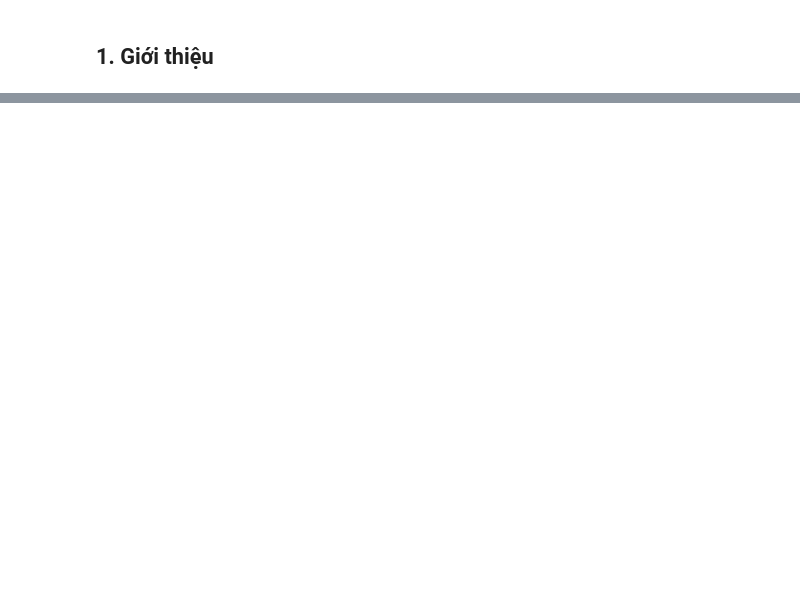
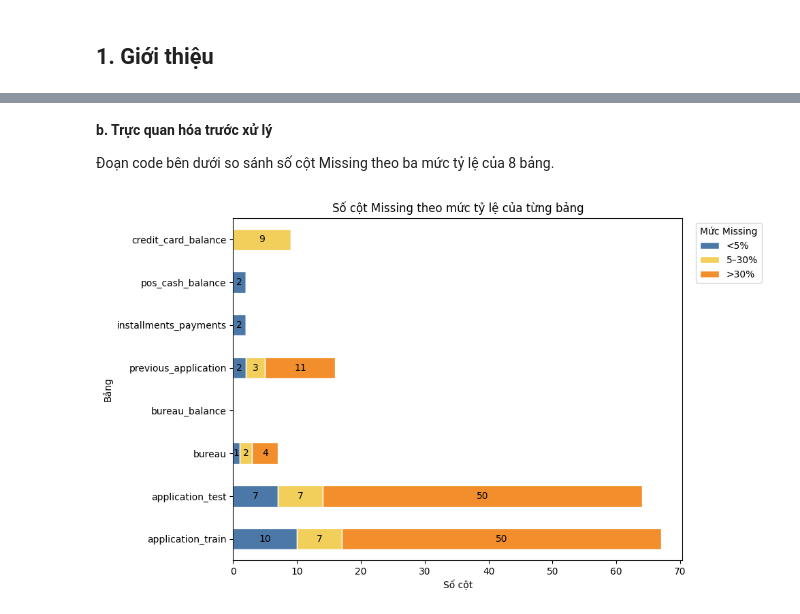
Before and after one commit to thanhhung9720001-collab/credit-risk-classifier, a Jupyter notebook: notebooks/03_data_cleaning.ipynb, the cells around one changed output, grey strips where cells are left out. Saved outputs shown, nothing was run; the diff lists cells and outputs as text; code cells hidden in the pictures; blank space fills up the shorter version.

```diff
--- a/notebooks/03_data_cleaning.ipynb
+++ b/notebooks/03_data_cleaning.ipynb
@@ -891,0 +268,23 @@ Notebook 04 (EDA & Visualization) sẽ đọc `application_flat_cleaned` để k
+# %%
+entity_keys = {
+    "application_train": "sk_id_curr",
+    "application_test": "sk_id_curr",
+    "bureau": "sk_id_bureau",
+    "previous_application": "sk_id_prev",
+}
+
+key_rows = []
+with conn.cursor() as cursor:
+    for table, key in entity_keys.items():
+        query = sql.SQL(
+            "SELECT COUNT(*), COUNT(DISTINCT {}), COUNT(*) FILTER (WHERE {} IS NULL) FROM {}"
+        ).format(sql.Identifier(key), sql.Identifier(key), sql.Identifier(table))
+        cursor.execute(query)
+        total_rows, distinct_keys, null_keys = cursor.fetchone()
+        key_rows.append([table, key, total_rows, distinct_keys, total_rows - distinct_keys, null_keys])
+
+key_quality = pd.DataFrame(key_rows, columns=[
+    "Tên bảng", "Khóa định danh", "Số dòng", "Số khóa khác nhau", "Dòng vượt grain", "Dòng thiếu khóa"
+])
+raw_key_baseline = key_quality.copy()
+display(key_quality)
@@ -891,0 +384,9 @@ Notebook 04 (EDA & Visualization) sẽ đọc `application_flat_cleaned` để k
+# %%
+missing_table_summary = pd.DataFrame(missing_summary_rows, columns=[
+    "Tên bảng", "Số dòng", "Số cột", "Số cột có missing", "Tổng ô missing"
+])
+missing_level_summary = (missing_profile[has_missing]
+    .groupby(["Tên bảng", "Mức missing"]).size().unstack(fill_value=0)
+    .reindex(index=raw_tables, columns=["<5%", "5–30%", ">30%"], fill_value=0))
+display(missing_table_summary)
+display(missing_level_summary)
@@ -891,0 +442,18 @@ Notebook 04 (EDA & Visualization) sẽ đọc `application_flat_cleaned` để k
+# %% [markdown]
+**b. Trực quan hóa trước xử lý**
+
+Đoạn code bên dưới so sánh số cột Missing theo ba mức tỷ lệ của 8 bảng.
+# %%
+ax = missing_level_summary.plot(
+    kind="barh", stacked=True, figsize=(10, 6),
+    color=["#4C78A8", "#F2CF5B", "#F28E2B"], edgecolor="white",
+)
+ax.set(title="Số cột Missing theo mức tỷ lệ của từng bảng", xlabel="Số cột", ylabel="Bảng")
+ax.legend(title="Mức Missing", bbox_to_anchor=(1.02, 1), loc="upper left")
+for container in ax.containers:
+    labels = [f"{value:.0f}" if value > 0 else "" for value in container.datavalues]
+    ax.bar_label(container, labels=labels, label_type="center")
+plt.tight_layout()
+plt.show()
+# %% [output]
+[figure, added]
```
Also changed, not shown: parts of 226 cells of this notebook, 1 other file.
